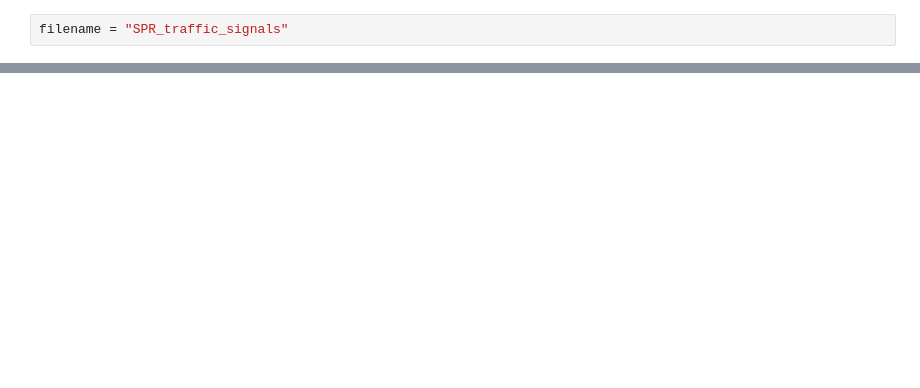
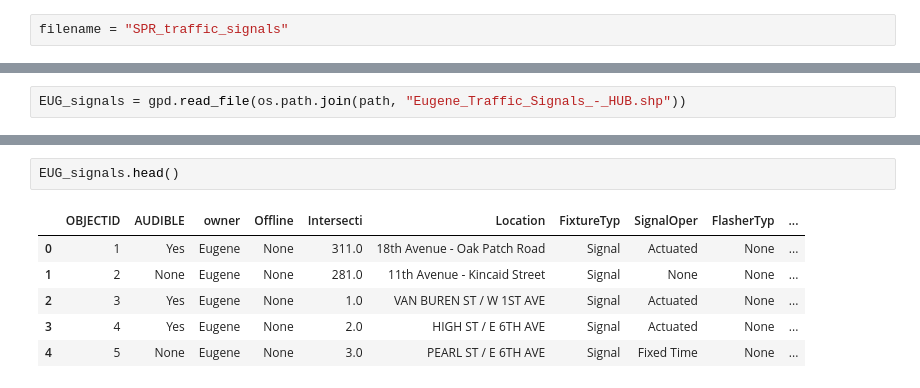
Before and after one commit to dongmeic/RTP, a Jupyter notebook: data/traffic_signals.ipynb, the cells around one changed output, grey strips where cells are left out. Drawn from its saved outputs; the diff is of its cells as text; blank space fills up the shorter version.

```diff
--- a/data/traffic_signals.ipynb
+++ b/data/traffic_signals.ipynb
@@ -47,0 +141,2 @@ Failed to execute (JSONToFeatures).
+# %%
+EUG_signals = gpd.read_file(os.path.join(path, "Eugene_Traffic_Signals_-_HUB.shp"))
@@ -47,0 +159,9 @@ Failed to execute (JSONToFeatures).
+# %%
+EUG_signals.head()
+# %% [output]
+|  | OBJECTID | AUDIBLE | owner | Offline | Intersecti | Location | FixtureTyp | SignalOper | FlasherTyp | ... |
+| 0 | 1 | Yes | Eugene | None | 311.0 | 18th Avenue - Oak Patch Road | Signal | Actuated | None | ... |
+| 1 | 2 | None | Eugene | None | 281.0 | 11th Avenue - Kincaid Street | Signal | None | None | ... |
+| 2 | 3 | Yes | Eugene | None | 1.0 | VAN BUREN ST / W 1ST AVE | Signal | Actuated | None | ... |
+| 3 | 4 | Yes | Eugene | None | 2.0 | HIGH ST / E 6TH AVE | Signal | Actuated | None | ... |
+| 4 | 5 | None | Eugene | None | 3.0 | PEARL ST / E 6TH AVE | Signal | Fixed Time | None | ... |
```
Also changed, not shown: parts of 63 cells of this notebook.
